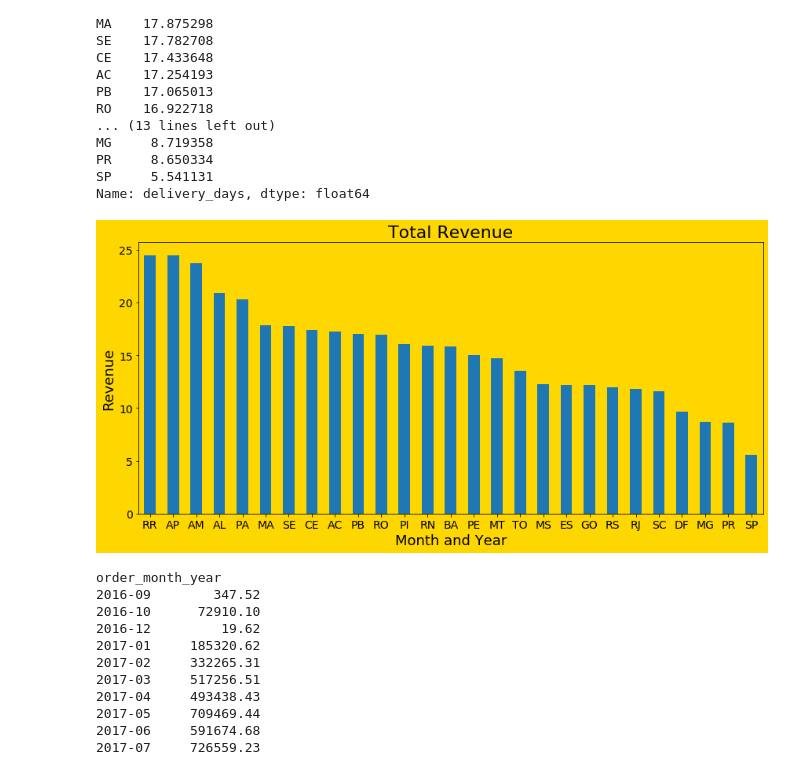
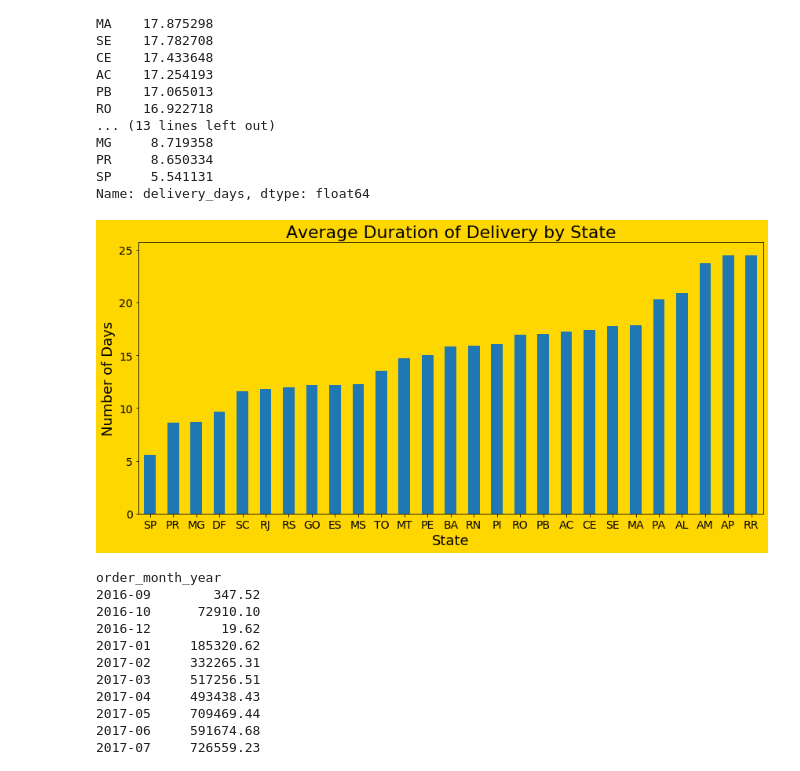
Before and after one commit to RossReisman/Data-Analyst-Portfolio, a Jupyter notebook: Python/brazil/visualizations.ipynb, the cells around one changed output. Drawn from its saved outputs; the diff is of its cells as text; code cells hidden in the pictures.

```diff
--- a/Python/brazil/visualizations.ipynb
+++ b/Python/brazil/visualizations.ipynb
@@ -139,7 +139,7 @@ plt.show()
 # %% [output]
 [figure]
 # %%
-avg_days_by_state = master_df.groupby(['customer_state'])['delivery_days'].mean().sort_values(ascending=False)
+avg_days_by_state = master_df.groupby(['customer_state'])['delivery_days'].mean().sort_values()
 # %%
 master_df.groupby(['customer_state'])['delivery_days'].mean().sort_values(ascending=False)
 # %% [output]
@@ -163,16 +163,16 @@ Name: delivery_days, dtype: float64
 # %%
 plt.rcParams.update({'axes.facecolor':'gold'})
 plt.figure(figsize=(12,6), facecolor='gold')
 avg_days_by_state.plot(kind='bar')
-plt.xlabel('Month and Year', fontsize=18)
-plt.ylabel('Revenue', fontsize=18)
+plt.xlabel('State', fontsize=18)
+plt.ylabel('Number of Days', fontsize=18)
 plt.xticks(fontsize=14, rotation=0)
 plt.yticks(fontsize=14)
-plt.title('Total Revenue', fontsize=22)
+plt.title('Average Duration of Delivery by State', fontsize=22)
 plt.tight_layout()
 plt.show()
 # %% [output]
-[figure, old version]
+[figure, new version]
 # %%
 master_df.groupby(['order_month_year'])['payment_value'].sum().sort_index()
 # %% [output]
```
